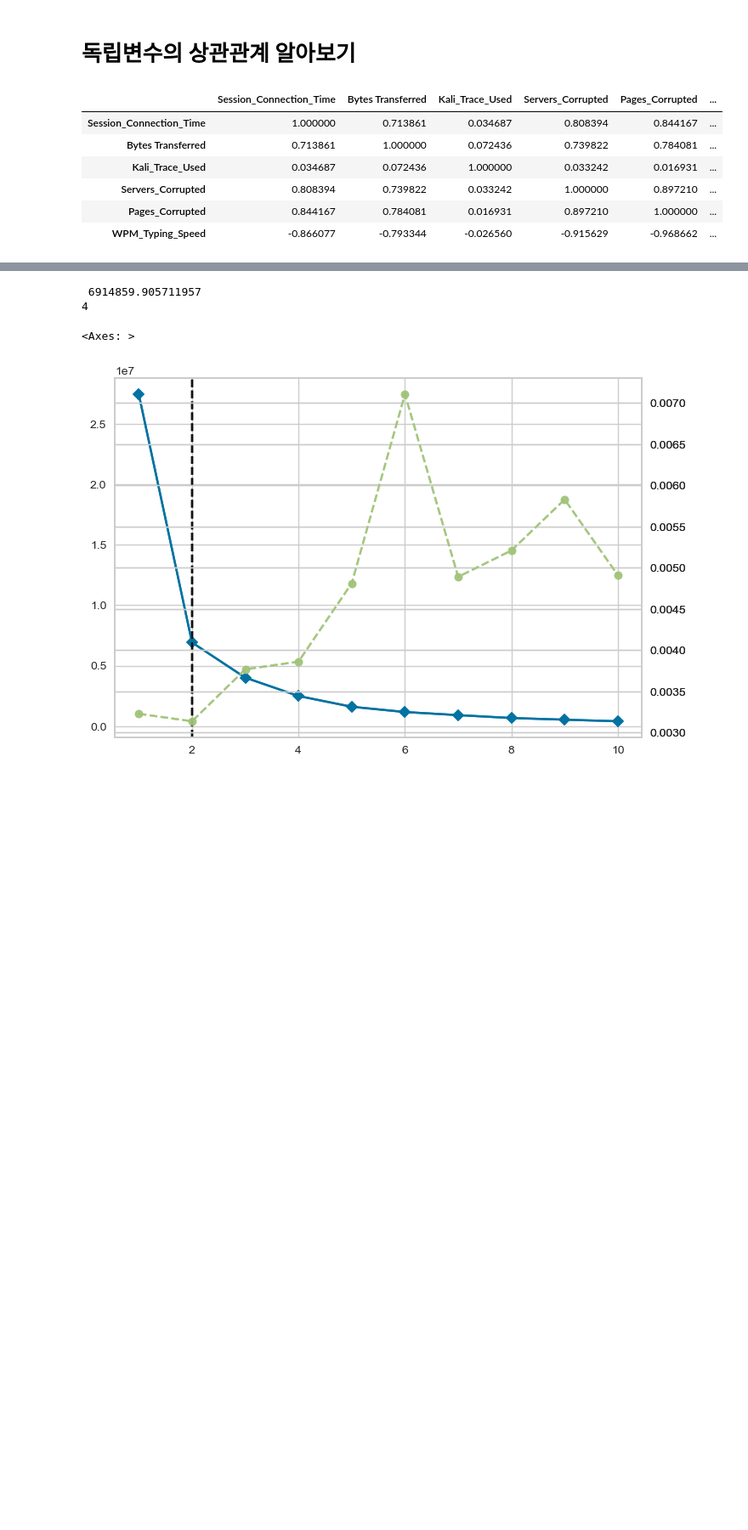
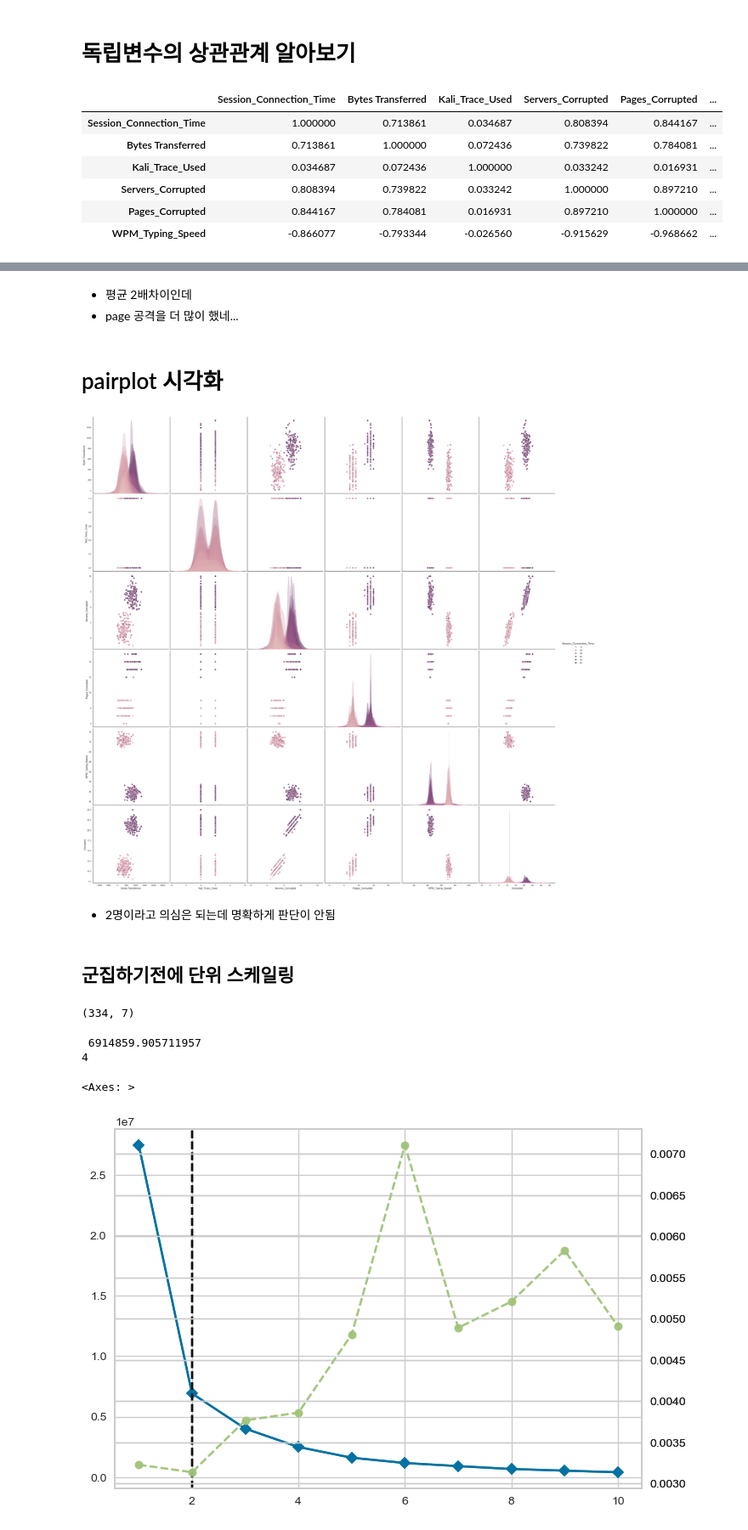
Before and after one commit to bidulgirin/data_science, a Jupyter notebook: 28.군집분석_문제.ipynb, the cells around one changed output, grey strips where cells are left out. Shown at 85% size. Drawn from its saved outputs; the diff is of its cells as text; code cells hidden in the pictures; blank space fills up the shorter version.

```diff
--- a/28.군집분석_문제.ipynb
+++ b/28.군집분석_문제.ipynb
@@ -217,0 +206,14 @@ clean_df
+# %% [markdown]
+- 평균 2배차이인데
+- page 공격을 더 많이 했네...
+# %% [markdown]
+# pairplot 시각화
+# %%
+sns.set_style("ticks")
+sns.pairplot(clean_df, hue = "Session_Connection_Time", height = 5)
+plot_kws = {"s" : 100}
+plt.show()
+# %% [output]
+[figure, added]
+# %% [markdown]
+- 2명이라고 의심은 되는데 명확하게 판단이 안됨
@@ -217,0 +222,2 @@ clean_df
+# %% [markdown]
+## 군집하기전에 단위 스케일링
@@ -218,3 +227,7 @@ clean_df
+# %%
+scaled_df.shape
+# %% [output]
+(334, 7)
 # %%
 # 두명으로 쪼개보자
 km  = KMeans(n_clusters = 2, random_state = 33)
```
Also changed, not shown: parts of 82 cells of this notebook, 5 other files.
